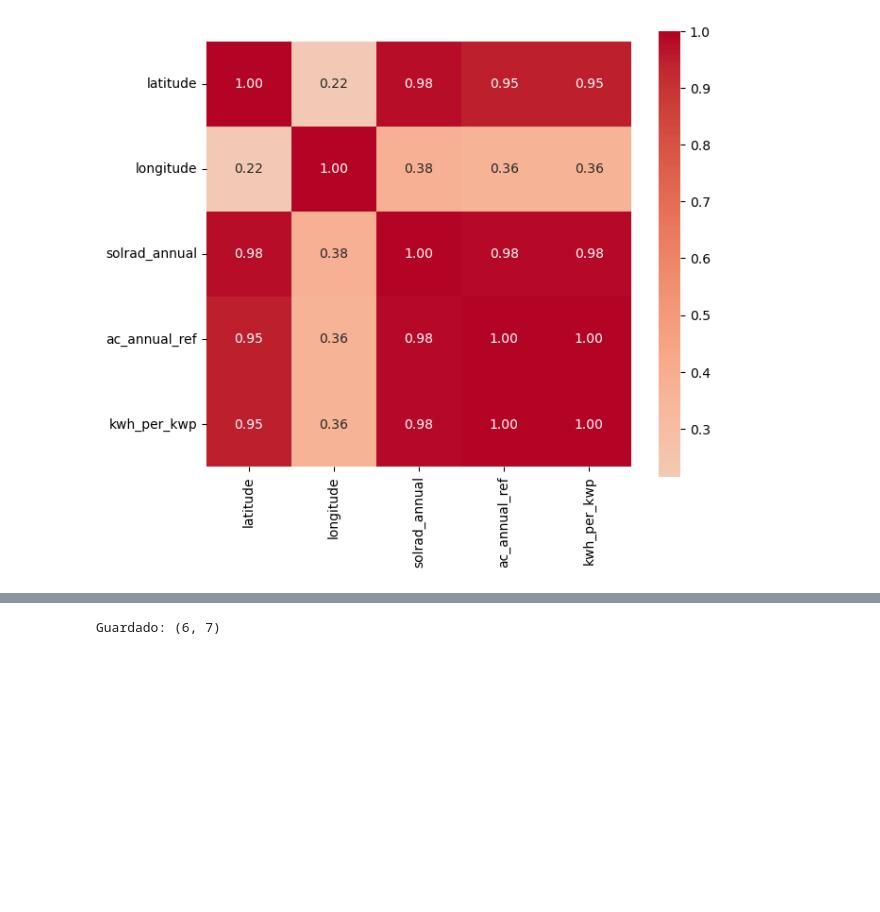
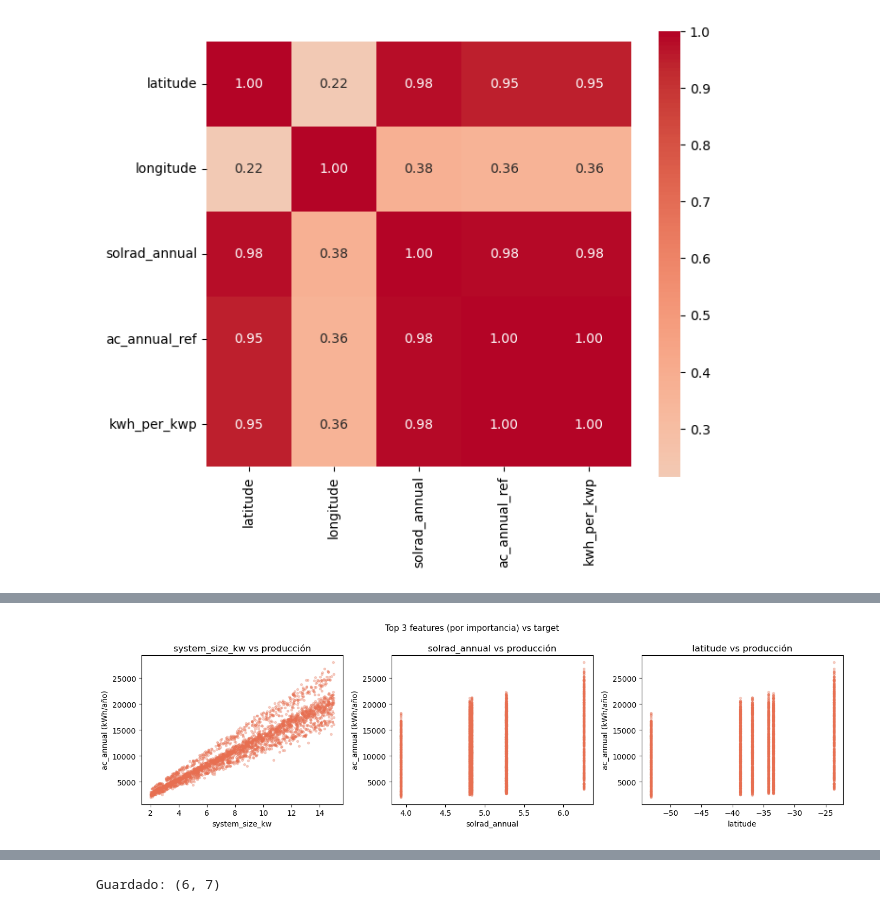
Before and after one commit to JulioPradenas/solar-chile, a Jupyter notebook: notebooks/01_eda.ipynb, the cells around one changed output, grey strips where cells are left out. Saved outputs shown, nothing was run; the diff lists cells and outputs as text; code cells hidden in the pictures; blank space fills up the shorter version.

```diff
--- a/notebooks/01_eda.ipynb
+++ b/notebooks/01_eda.ipynb
@@ -103,0 +181,13 @@ plt.tight_layout()
+# %%
+top3 = ['system_size_kw', 'solrad_annual', 'latitude']
+fig, axes = plt.subplots(1, 3, figsize=(14, 4))
+for ax, col in zip(axes, top3):
+    ax.scatter(df_train[col], df_train['ac_annual'],
+               alpha=0.3, s=8, color='#e76f51')
+    ax.set_xlabel(col)
+    ax.set_ylabel('ac_annual (kWh/año)')
+    ax.set_title(f'{col} vs producción')
+plt.suptitle('Top 3 features (por importancia) vs target', fontsize=11)
+plt.tight_layout()
+# %% [output]
+[figure, added]
```
Also changed, not shown: parts of 7 cells of this notebook, 10 other files.
